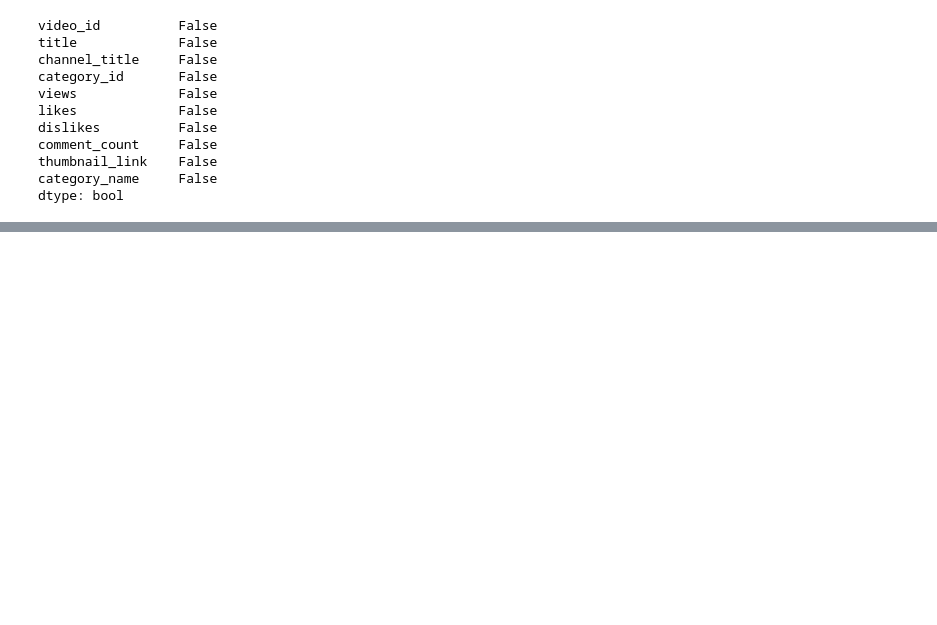
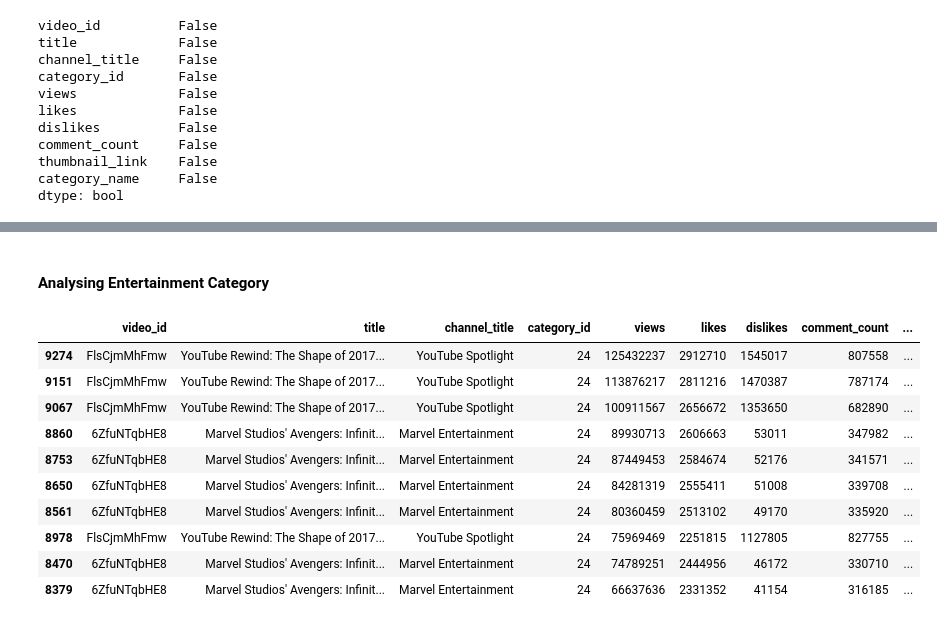
Before and after one commit to jatinundhad/YouTube_recommendation, a Jupyter notebook: preprocessing/preprocessing.ipynb, the cells around one changed output, grey strips where cells are left out. Saved outputs shown, nothing was run; the diff lists cells and outputs as text; code cells hidden in the pictures; blank space fills up the shorter version.

```diff
--- a/preprocessing/preprocessing.ipynb
+++ b/preprocessing/preprocessing.ipynb
@@ -132,0 +186,19 @@ merged_df.to_csv("preprocessed_data.csv")
+# %% [markdown]
+#### Analysing Entertainment Category
+# %%
+Entertainment = merged_df[merged_df["category_name"] == "Entertainment"].sort_values(["views", "likes", "comment_count"], ascending=False)
+
+# top 10 videos from Entertainment Category
+Entertainment.head(10)
+# %% [output]
+|  | video_id | title | channel_title | category_id | views | likes | dislikes | comment_count | ... |
+| 9274 | FlsCjmMhFmw | YouTube Rewind: The Shape of 2017... | YouTube Spotlight | 24 | 125432237 | 2912710 | 1545017 | 807558 | ... |
+| 9151 | FlsCjmMhFmw | YouTube Rewind: The Shape of 2017... | YouTube Spotlight | 24 | 113876217 | 2811216 | 1470387 | 787174 | ... |
+| 9067 | FlsCjmMhFmw | YouTube Rewind: The Shape of 2017... | YouTube Spotlight | 24 | 100911567 | 2656672 | 1353650 | 682890 | ... |
+| 8860 | 6ZfuNTqbHE8 | Marvel Studios' Avengers: Infinit... | Marvel Entertainment | 24 | 89930713 | 2606663 | 53011 | 347982 | ... |
+| 8753 | 6ZfuNTqbHE8 | Marvel Studios' Avengers: Infinit... | Marvel Entertainment | 24 | 87449453 | 2584674 | 52176 | 341571 | ... |
+| 8650 | 6ZfuNTqbHE8 | Marvel Studios' Avengers: Infinit... | Marvel Entertainment | 24 | 84281319 | 2555411 | 51008 | 339708 | ... |
+| 8561 | 6ZfuNTqbHE8 | Marvel Studios' Avengers: Infinit... | Marvel Entertainment | 24 | 80360459 | 2513102 | 49170 | 335920 | ... |
+| 8978 | FlsCjmMhFmw | YouTube Rewind: The Shape of 2017... | YouTube Spotlight | 24 | 75969469 | 2251815 | 1127805 | 827755 | ... |
+| 8470 | 6ZfuNTqbHE8 | Marvel Studios' Avengers: Infinit... | Marvel Entertainment | 24 | 74789251 | 2444956 | 46172 | 330710 | ... |
+| 8379 | 6ZfuNTqbHE8 | Marvel Studios' Avengers: Infinit... | Marvel Entertainment | 24 | 66637636 | 2331352 | 41154 | 316185 | ... |
```
Also changed, not shown: parts of 7 cells of this notebook, 5 other files.
